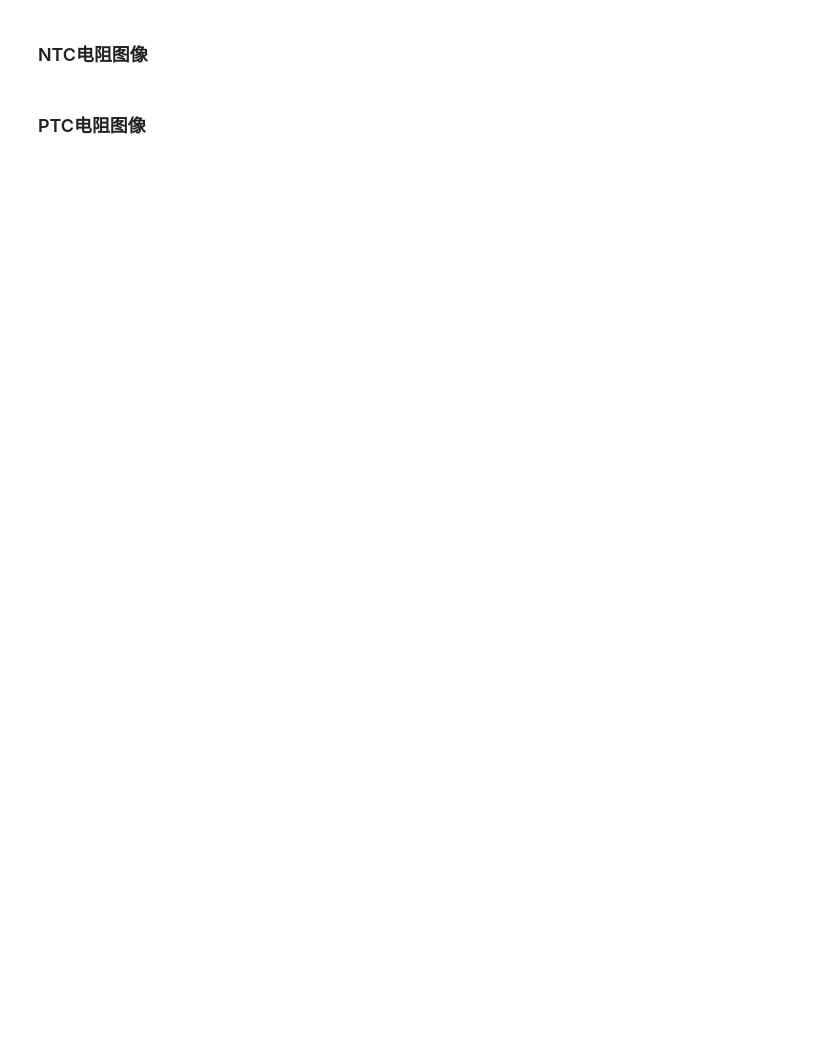
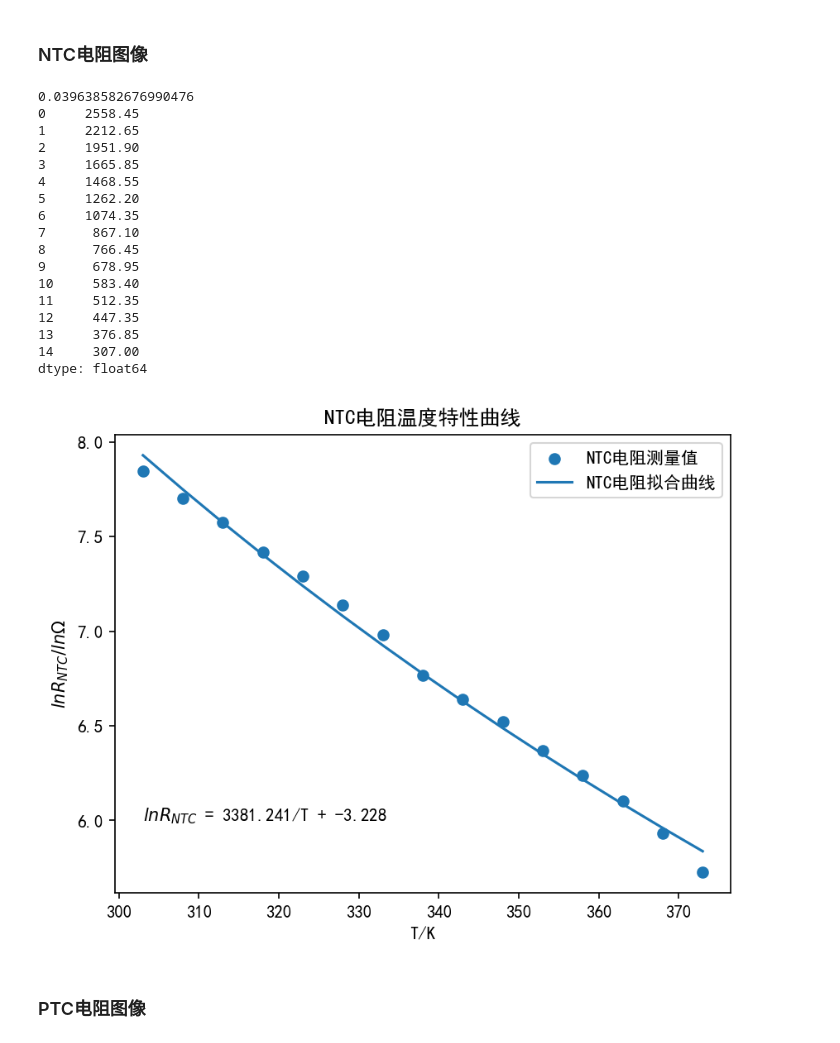
Before and after one commit to GeorgeDong32/My-Physics-Experiments, a Jupyter notebook: 实验2/Experiment2.ipynb, the cells around one changed output. Cells and saved outputs as stored; diff of their text form; code cells hidden in the pictures; blank space fills up the shorter version.

```diff
--- a/实验2/Experiment2.ipynb
+++ b/实验2/Experiment2.ipynb
@@ -64,12 +83,33 @@ plt.legend()
 # %%
 plt.figure(dpi=150)
 plt.scatter(TNTC,lnrNTC,label="NTC电阻测量值")
 plt.plot(TNTC,lnrNTC_fit,label="NTC电阻拟合曲线")
 plt.title("NTC电阻温度特性曲线")
-plt.xlabel("\bfT/K")
-plt.ylabel("$lnR_{NTC}/ln\omega$")
-plt.annotate("$lnR_{NTC}$ = (1 + %.3f)t * %.3f" %(popt2[0],popt2[1]), xy=(303,8))
+plt.xlabel("T/K")
+plt.ylabel("$lnR_{NTC}/ln \Omega$")
+plt.annotate("$lnR_{NTC}$ = %.3f/T + %.3f" %(popt2[1],np.log(popt2[0])), xy=(303,6))
 plt.legend()
+print(popt2[0])
+print(rNTC)
+# %% [output]
+0.039638582676990476
+0     2558.45
+1     2212.65
+2     1951.90
+3     1665.85
+4     1468.55
+5     1262.20
+6     1074.35
+7      867.10
+8      766.45
+9      678.95
+10     583.40
+11     512.35
+12     447.35
+13     376.85
+14     307.00
+dtype: float64
+[figure, added]
 # %% [markdown]
 ### PTC电阻图像
 # %%
```
Also changed, not shown: parts of 15 cells of this notebook, 6 other files.
